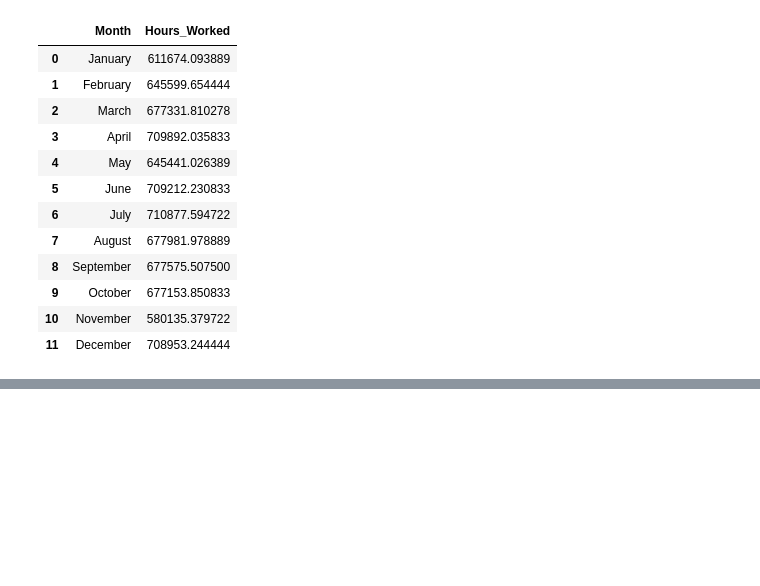
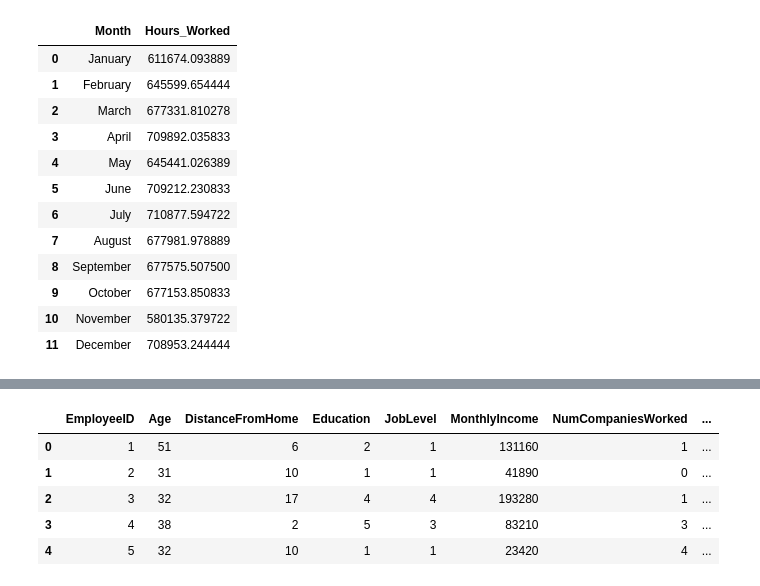
Before and after one commit to jguptil1/Portfolio-Projects, a Jupyter notebook: HR Case Study/HRProjectEDA.ipynb, the cells around one changed output, grey strips where cells are left out. Cells and saved outputs as stored; diff of their text form; code cells hidden in the pictures; blank space fills up the shorter version.

```diff
--- a/HR Case Study/HRProjectEDA.ipynb
+++ b/HR Case Study/HRProjectEDA.ipynb
@@ -235,0 +257,15 @@ plt.show()
+# %%
+#We need to see which quantitative variable has the highest correlation to monthly salary and working years
+
+#We need a subset of the  quant data first.
+quant_data = data[data.select_dtypes(include='int64').columns]
+columns_take_out = ['EmployeeCount', 'StandardHours', 'Unnamed: 0']
+quant_data = quant_data.drop(columns=columns_take_out)
+quant_data.head()
+# %% [output]
+|  | EmployeeID | Age | DistanceFromHome | Education | JobLevel | MonthlyIncome | NumCompaniesWorked | ... |
+| 0 | 1 | 51 | 6 | 2 | 1 | 131160 | 1 | ... |
+| 1 | 2 | 31 | 10 | 1 | 1 | 41890 | 0 | ... |
+| 2 | 3 | 32 | 17 | 4 | 4 | 193280 | 1 | ... |
+| 3 | 4 | 38 | 2 | 5 | 3 | 83210 | 3 | ... |
+| 4 | 5 | 32 | 10 | 1 | 1 | 23420 | 4 | ... |
```
Also changed, not shown: parts of 15 cells of this notebook.
